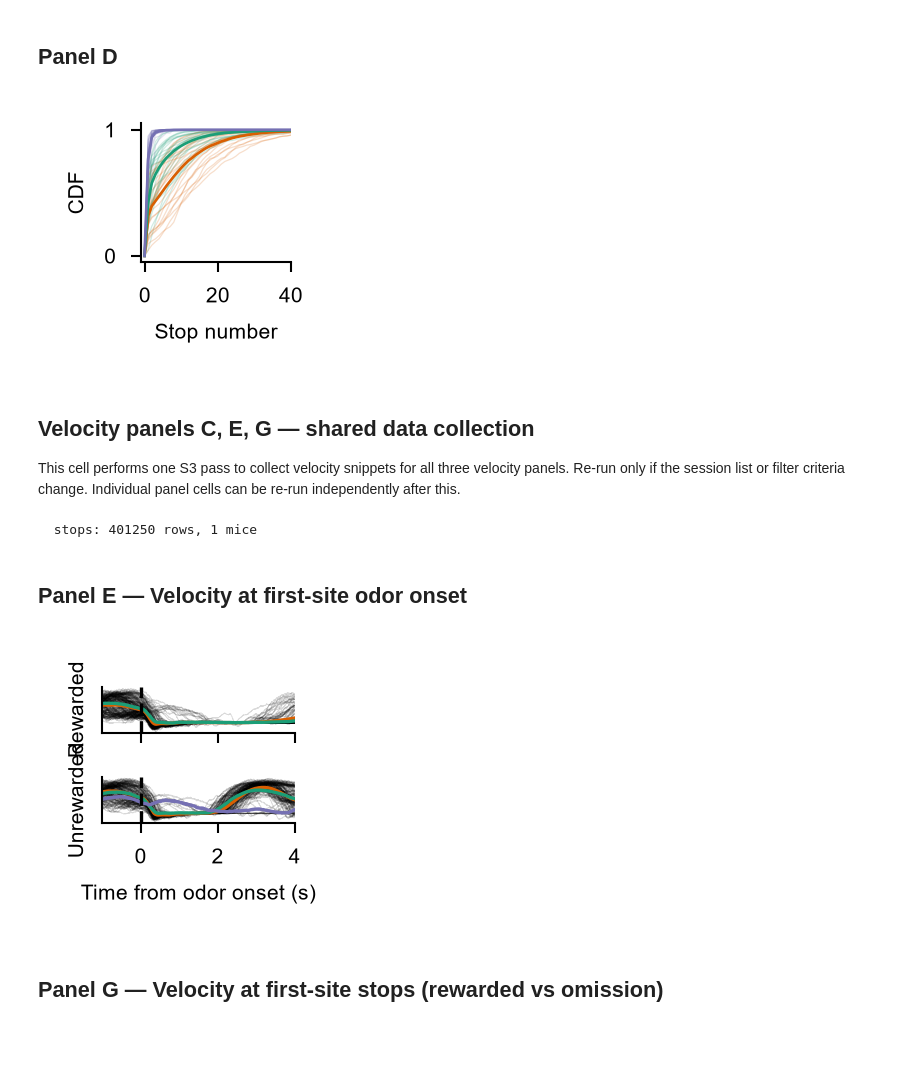
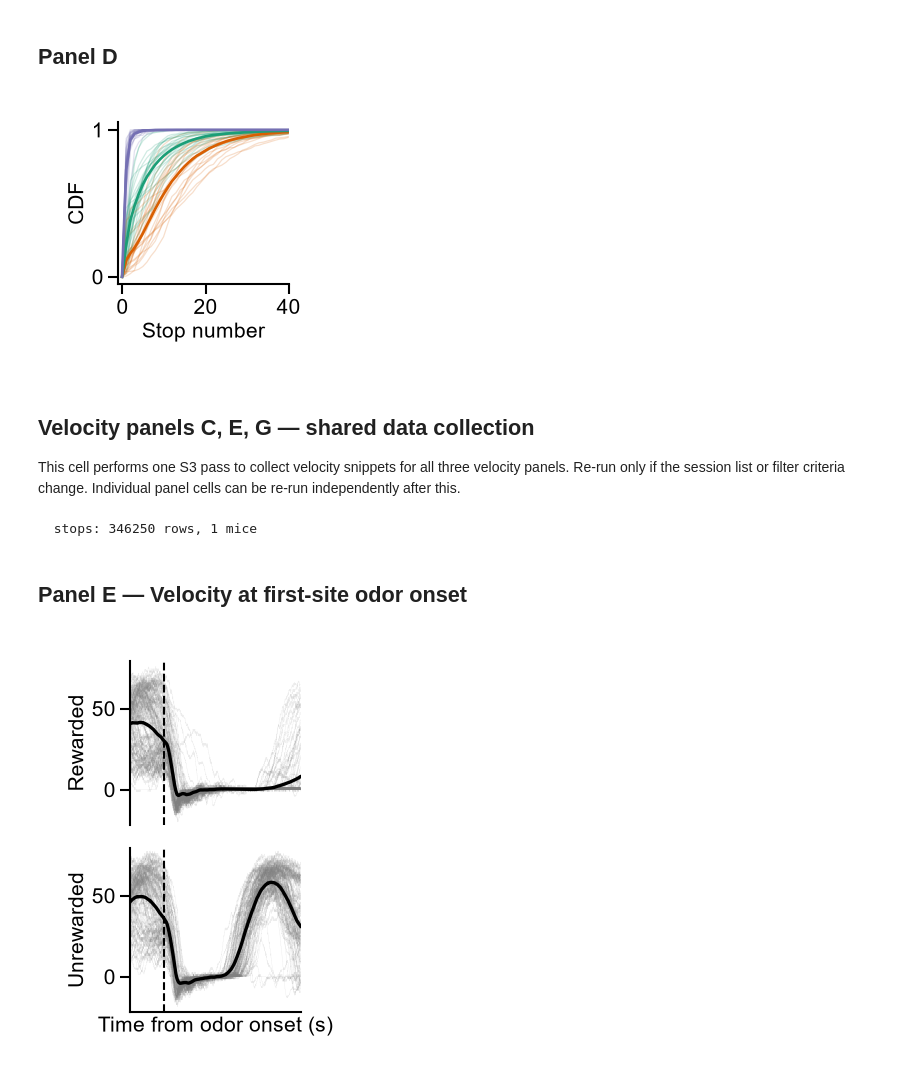
Before and after one commit to lauradriscoll/cosyne2026_adaptive_behavior, a Jupyter notebook: figures/fig1/make_panels.ipynb, the cells around one changed output. Drawn from its saved outputs; the diff is of its cells as text; code cells hidden in the pictures; blank space fills up the shorter version.

```diff
--- a/figures/fig1/make_panels.ipynb
+++ b/figures/fig1/make_panels.ipynb
@@ -190,14 +207,16 @@ sns.lineplot(
 ax.set_xlim(-1, 40)
 ax.set_yticks(np.arange(0, 1.1,1))
 ax.set_yticklabels(["0","1"])
-ax.set_xlabel("Stop number")
-ax.set_ylabel("CDF")
+ax.tick_params(axis='y', pad=1)
+ax.tick_params(axis='x', pad=1)
+ax.set_xlabel("Stop number", labelpad=1)
+ax.set_ylabel("CDF", labelpad=1)
 sns.despine(ax=ax)
 plt.tight_layout()
 plt.show()
 save_panel(fig, PANELS_DIR / "fig1_D.pdf")
 # %% [output]
-[figure, old version]
+[figure, new version]
 # %% [markdown]
 ## Velocity panels C, E, G — shared data collection
 
@@ -211,6 +230,7 @@ Individual panel cells can be re-run independently after this.
 base = all_df[
     (all_df["session_id"] == example_session_id)
     & (all_df["patch_label"].isin(["60", "90", "0"]))
+    & (all_df["patch_index"] <50)
 ]
 
 # Every stop (has_choice == 1), keeping the outcome (has_reward) so panels can split
@@ -256,45 +276,43 @@ for k, df in vel_dfs.items():
     df["times"] = df["times"].round(2)
     print(f"  {k}: {len(df)} rows, {df['mouse'].nunique()} mice")
 # %% [output]
-  stops: 401250 rows, 1 mice
+  stops: 346250 rows, 1 mice
 # %% [markdown]
 ## Panel E — Velocity at first-site odor onset
 # %%
 # --- Panel C: Velocity at first-site odor onset (rewarded on top, unrewarded below) ---
 palette = {"90": color1, "60": color2, "0": color3}
 key = "stops"
 if key not in vel_dfs:
     raise RuntimeError("Run velocity collection cell first")
 
 fig, axes = panel_fig("fig1_C", nrows=2, sharex=True)  # no sharey: the row names are y tick labels
 y_lo, y_hi = vel_dfs[key]["velocity"].min() - 2, vel_dfs[key]["velocity"].max() + 2
 rows = [(axes[0], True, "Rewarded"), (axes[1], False, "Unrewarded")]
 for ax, rewarded, name in rows:
     d = vel_dfs[key][vel_dfs[key]["has_reward"].astype(bool) == rewarded]
     # every individual stop in black
     for _, trace in d.groupby("start_time"):
-        ax.plot(trace["times"], trace["velocity"], color="black", alpha=0.15, linewidth=0.2, zorder=1)
+        ax.plot(trace["times"], trace["velocity"], color="grey", alpha=0.15, linewidth=0.1, zorder=1)
     # mean per patch type
-    means = d.groupby(["patch_label", "times"]).velocity.mean().reset_index()
-    for label in ["90", "60", "0"]:
-        m = means[means["patch_label"] == label]
-        if not m.empty:
-            ax.plot(m["times"], m["velocity"], color=palette[label], linewidth=0.8, zorder=2)
+    means = d.groupby(["times"]).velocity.mean().reset_index()
+    ax.plot(means["times"], means["velocity"], color="black", linewidth=0.8, zorder=2)
     ax.set_xlim(-1, 4)
     ax.set_ylim(y_lo, y_hi)  # same range in both rows
-    ax.axvline(0, color="k", linestyle="--", linewidth=0.8, zorder=3)
+    ax.axvline(0, color="k", linestyle="--", linewidth=0.5, zorder=3)
     sns.despine(ax=ax)
 
-# the left ticks name the row instead of giving values
+axes[0].set_xticks([])
+sns.despine(ax=axes[0], bottom=True)  # also hide the x axis line on the top plot
+
+# velocity ticks 0-50; the row name moves to the y label
 for ax, rewarded, name in rows:
-    ax.set_yticks([(y_lo + y_hi) / 2])
-    ax.set_yticklabels([name], rotation=90, va="center")
-    ax.tick_params(axis="y", length=0)
+    ax.set_yticks([0, 50])
+    ax.tick_params(axis="y", pad=1)  # tick labels closer to the ticks (default 3.5 pt)
+    ax.set_ylabel(name)
 axes[1].set_xlabel("Time from odor onset (s)")
 plt.tight_layout()
 plt.show()
 save_panel(fig, PANELS_DIR / "fig1_C.pdf")
 # %% [output]
-[figure, old version]
+[figure, new version]
-# %% [markdown]
-## Panel G — Velocity at first-site stops (rewarded vs omission)
```
Also changed, not shown: parts of 5 cells of this notebook, 35 other files.
